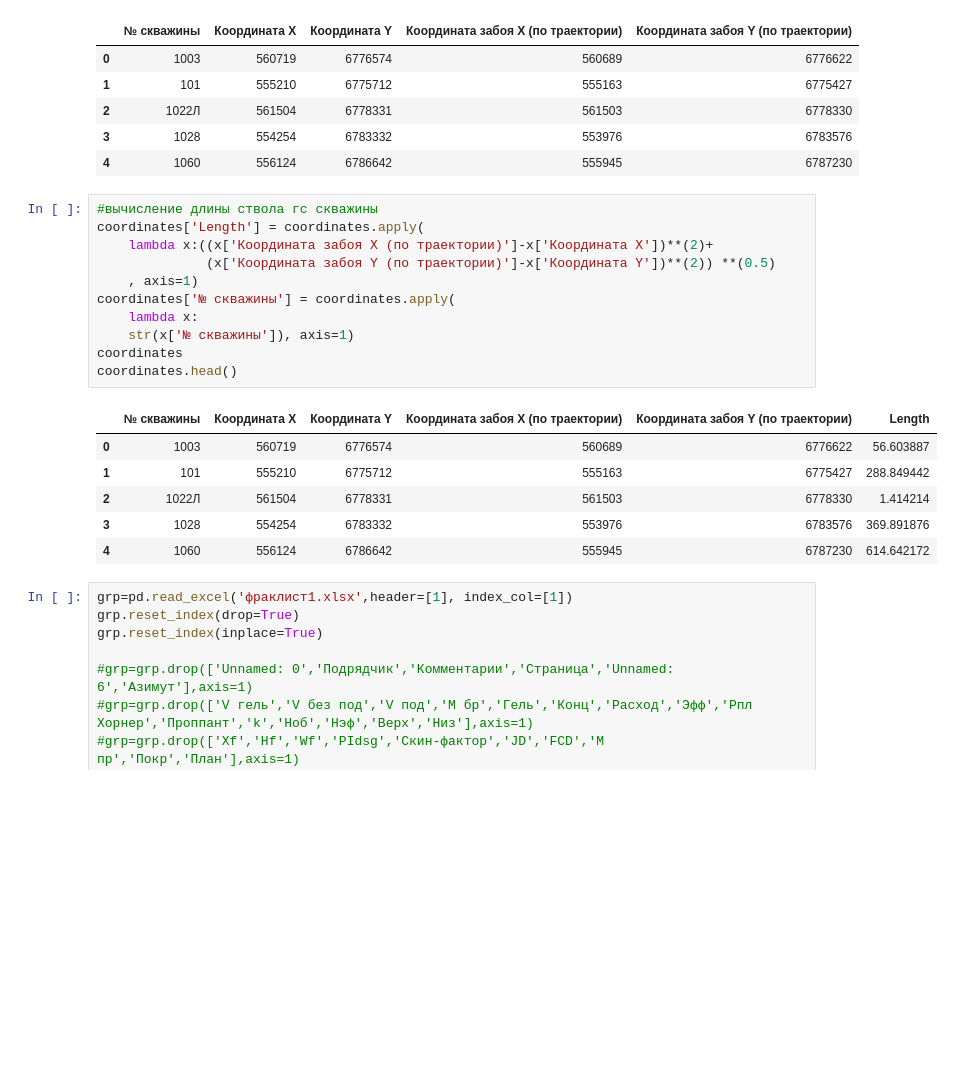
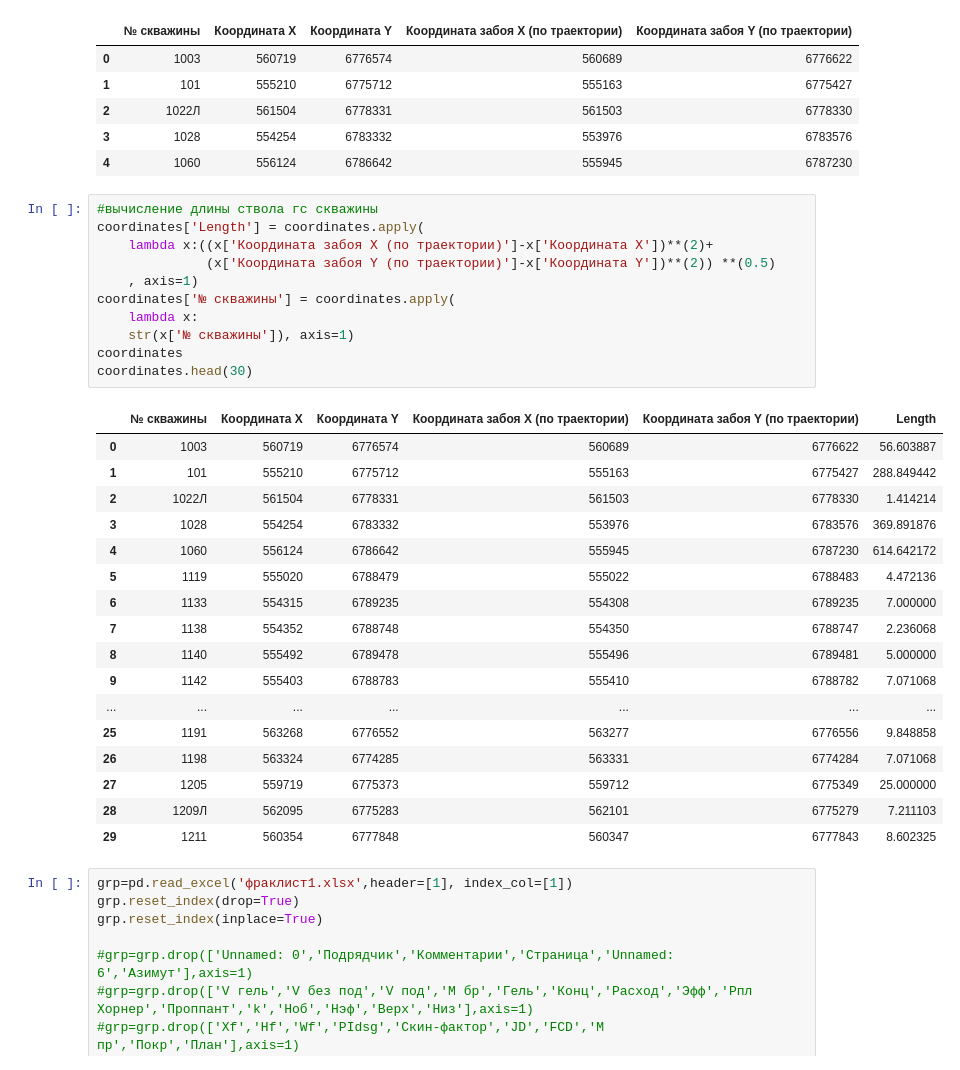
Before and after one commit to lybmvvs/appgazprom2.0, a Jupyter notebook: second app.ipynb, the cells around one changed output. Drawn from its saved outputs; the diff is of its cells as text; blank space fills up the shorter version.

```diff
--- a/second app.ipynb
+++ b/second app.ipynb
@@ -15,21 +15,32 @@ coordinates.head()
 # %%
 #вычисление длины ствола гс скважины
 coordinates['Length'] = coordinates.apply(
     lambda x:((x['Координата забоя Х (по траектории)']-x['Координата X'])**(2)+
               (x['Координата забоя Y (по траектории)']-x['Координата Y'])**(2)) **(0.5)
     , axis=1)
 coordinates['№ скважины'] = coordinates.apply(
     lambda x:
     str(x['№ скважины']), axis=1)
 coordinates
-coordinates.head()
+coordinates.head(30)
 # %% [output]
 |  | № скважины | Координата X | Координата Y | Координата забоя Х (по траектории) | Координата забоя Y (по траектории) | Length |
 | 0 | 1003 | 560719 | 6776574 | 560689 | 6776622 | 56.603887 |
 | 1 | 101 | 555210 | 6775712 | 555163 | 6775427 | 288.849442 |
 | 2 | 1022Л | 561504 | 6778331 | 561503 | 6778330 | 1.414214 |
 | 3 | 1028 | 554254 | 6783332 | 553976 | 6783576 | 369.891876 |
 | 4 | 1060 | 556124 | 6786642 | 555945 | 6787230 | 614.642172 |
+| 5 | 1119 | 555020 | 6788479 | 555022 | 6788483 | 4.472136 |
+| 6 | 1133 | 554315 | 6789235 | 554308 | 6789235 | 7.000000 |
+| 7 | 1138 | 554352 | 6788748 | 554350 | 6788747 | 2.236068 |
+| 8 | 1140 | 555492 | 6789478 | 555496 | 6789481 | 5.000000 |
+| 9 | 1142 | 555403 | 6788783 | 555410 | 6788782 | 7.071068 |
+| ... | ... | ... | ... | ... | ... | ... |
+| 25 | 1191 | 563268 | 6776552 | 563277 | 6776556 | 9.848858 |
+| 26 | 1198 | 563324 | 6774285 | 563331 | 6774284 | 7.071068 |
+| 27 | 1205 | 559719 | 6775373 | 559712 | 6775349 | 25.000000 |
+| 28 | 1209Л | 562095 | 6775283 | 562101 | 6775279 | 7.211103 |
+| 29 | 1211 | 560354 | 6777848 | 560347 | 6777843 | 8.602325 |
 # %%
 grp=pd.read_excel('фраклист1.xlsx',header=[1], index_col=[1])
 grp.reset_index(drop=True)
```
Also changed, not shown: parts of 28 cells of this notebook, 1 other file.
